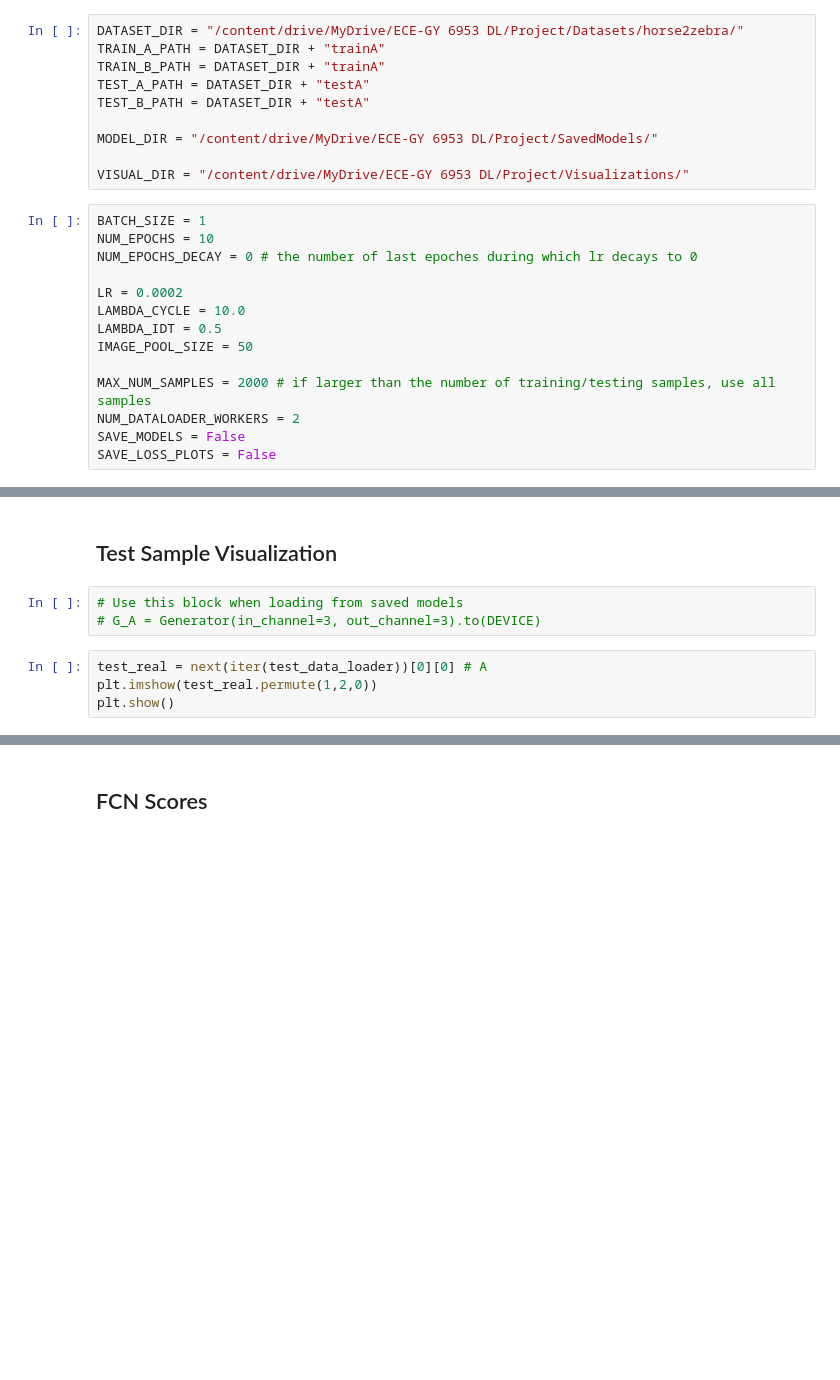
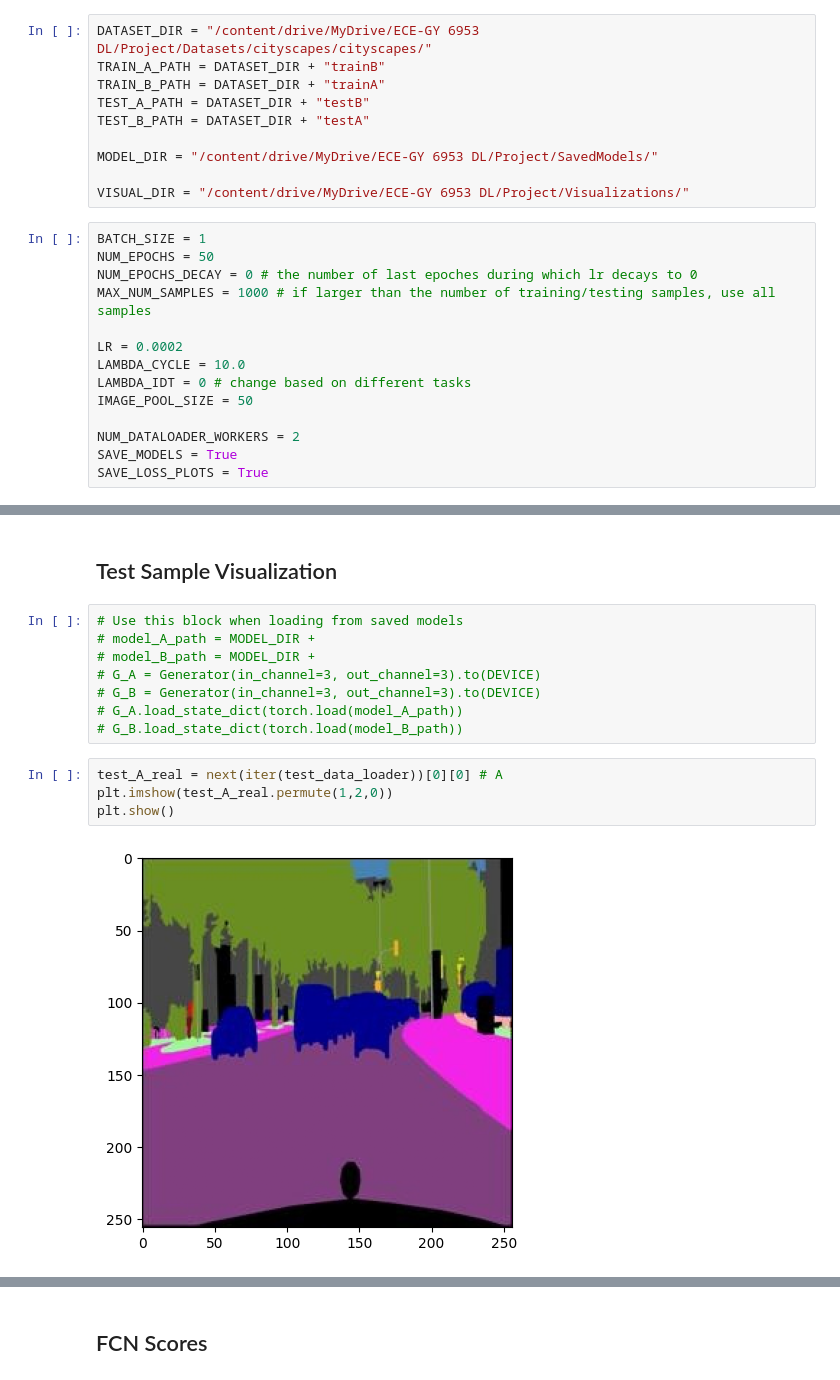
Before and after one commit to yanliangchensvv2333/Reproducing-and-Extending-the-CycleGAN-Model, a Jupyter notebook: CycleGAN_Draft1.ipynb, the cells around one changed output, grey strips where cells are left out. Cells and saved outputs as stored; diff of their text form; blank space fills up the shorter version.

```diff
--- a/CycleGAN_Draft1.ipynb
+++ b/CycleGAN_Draft1.ipynb
@@ -35,10 +35,10 @@ print("Device:", DEVICE)
 # %% [output]
 Device: cuda
 # %%
-DATASET_DIR = "/content/drive/MyDrive/ECE-GY 6953 DL/Project/Datasets/horse2zebra/"
-TRAIN_A_PATH = DATASET_DIR + "trainA"
+DATASET_DIR = "/content/drive/MyDrive/ECE-GY 6953 DL/Project/Datasets/cityscapes/cityscapes/"
+TRAIN_A_PATH = DATASET_DIR + "trainB"
 TRAIN_B_PATH = DATASET_DIR + "trainA"
-TEST_A_PATH = DATASET_DIR + "testA"
+TEST_A_PATH = DATASET_DIR + "testB"
 TEST_B_PATH = DATASET_DIR + "testA"
 
 MODEL_DIR = "/content/drive/MyDrive/ECE-GY 6953 DL/Project/SavedModels/"
@@ -46,18 +46,18 @@ MODEL_DIR = "/content/drive/MyDrive/ECE-GY 6953 DL/Project/SavedModels/"
 VISUAL_DIR = "/content/drive/MyDrive/ECE-GY 6953 DL/Project/Visualizations/"
 # %%
 BATCH_SIZE = 1
-NUM_EPOCHS = 10
+NUM_EPOCHS = 50
 NUM_EPOCHS_DECAY = 0 # the number of last epoches during which lr decays to 0
+MAX_NUM_SAMPLES = 1000 # if larger than the number of training/testing samples, use all samples
 
 LR = 0.0002
 LAMBDA_CYCLE = 10.0
-LAMBDA_IDT = 0.5
+LAMBDA_IDT = 0 # change based on different tasks
 IMAGE_POOL_SIZE = 50
 
-MAX_NUM_SAMPLES = 2000 # if larger than the number of training/testing samples, use all samples
 NUM_DATALOADER_WORKERS = 2
-SAVE_MODELS = False
-SAVE_LOSS_PLOTS = False
+SAVE_MODELS = True
+SAVE_LOSS_PLOTS = True
 # %% [markdown]
 # Helper Functions
 # %%
@@ -475,11 +522,18 @@ if SAVE_LOSS_PLOTS:
 ## Test Sample Visualization
 # %%
 # Use this block when loading from saved models
+# model_A_path = MODEL_DIR +
+# model_B_path = MODEL_DIR +
 # G_A = Generator(in_channel=3, out_channel=3).to(DEVICE)
+# G_B = Generator(in_channel=3, out_channel=3).to(DEVICE)
+# G_A.load_state_dict(torch.load(model_A_path))
+# G_B.load_state_dict(torch.load(model_B_path))
 # %%
-test_real = next(iter(test_data_loader))[0][0] # A
-plt.imshow(test_real.permute(1,2,0))
+test_A_real = next(iter(test_data_loader))[0][0] # A
+plt.imshow(test_A_real.permute(1,2,0))
 plt.show()
+# %% [output]
+[figure, added]
 # %%
 G_A = G_A.to(DEVICE)
 G_A.eval()
```
Also changed, not shown: parts of 10 cells of this notebook.
